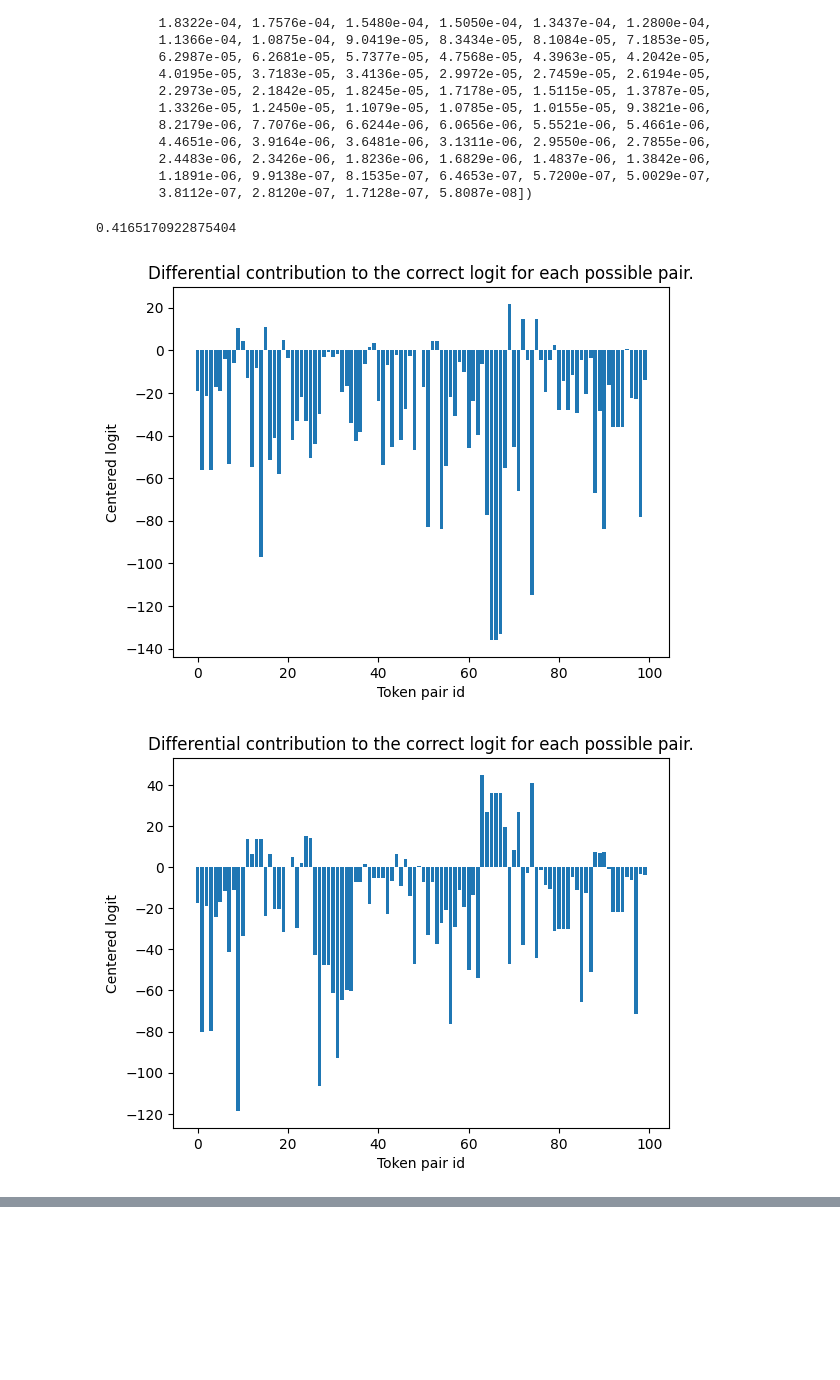
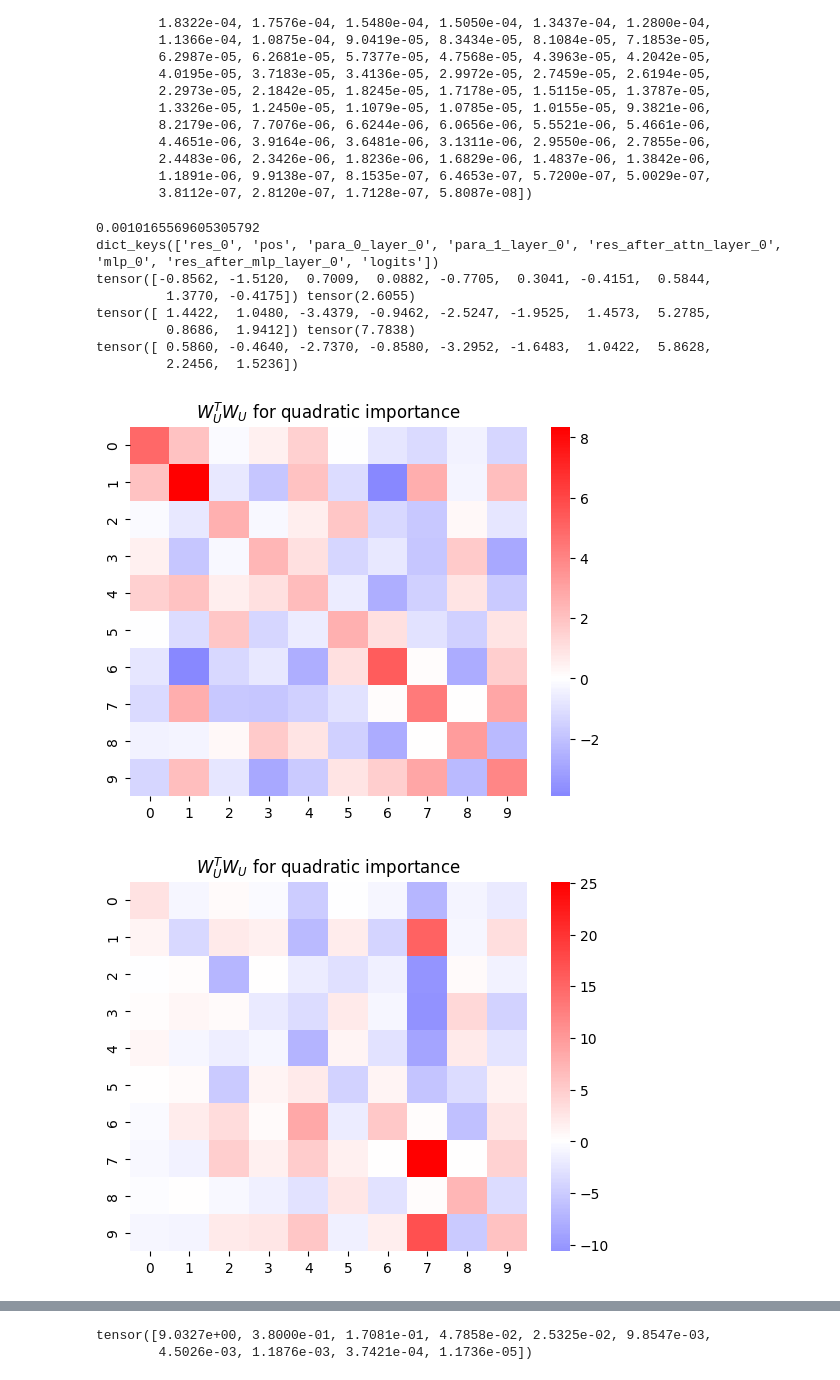
Before and after one commit to leodana2000/Transformer_Attentional_Memory, a Jupyter notebook: experiments.ipynb, the cells around one changed output, grey strips where cells are left out. Cells and saved outputs as stored; diff of their text form; code cells hidden in the pictures; blank space fills up the shorter version.

```diff
--- a/experiments.ipynb
+++ b/experiments.ipynb
@@ -351,40 +353,98 @@ depth = 1
 para = 2
 nb_head = 1
 n_gram = 3
 context_window = n_gram
 
 #learning params
-batch_size=2**10
-num_batch=5000
+batch_size=2**9
+num_batch=4000
 lr=1e-3
 
 #distribution params
 alphas = [1, 1, 1]
-nb_tokens=[10, 10, 1]
-seed = 2
+nb_tokens=[10, 5, 1]
+seed = 2222
 t.manual_seed(seed)
 pi = power_unif_law(alphas, nb_tokens, N)
 
 skips = {
     'skip_res_connection': True,
     'skip_pos_QK': False,
     'skip_emb_QK': False,
     'skip_pos_OV': False,
     'skip_emb_OV': False,
 }
 
 t.manual_seed(seed)
-model = Transformer(d, N, nb_layers, width, depth, para, nb_head, context_window, pi)
+model = Transformer(d, N, nb_layers, width, depth, para, nb_head, context_window, pi, skips=skips)
 Data = generate_data(batch_size=batch_size, num_batch=num_batch, pi=pi, context_window=context_window)
 examples = generate_each(pi)
 t.manual_seed(seed)
 dict = train(model, Data, lr=lr, seed=seed)
-print(sum(dict['Loss'][-100:-1])/100)
+print(sum(dict['Loss'][-10:-1])/10)
 
 contribution = back_track(model, examples)
+new_contribution = new_computation_basis(model, examples)
+print(new_contribution.keys())
+ex = 10
+print(new_contribution[f'para_{0}_layer_{0}'][ex, 2], t.norm(new_contribution[f'para_{0}_layer_{0}'][ex, 2]))
+print(new_contribution[f'para_{1}_layer_{0}'][ex, 2], t.norm(new_contribution[f'para_{1}_layer_{0}'][ex, 2]))
+print(new_contribution[f'para_{1}_layer_{0}'][ex, 2]+new_contribution[f'para_{0}_layer_{0}'][ex, 2])
+
+W_U = model.unemb.weight.detach()
+map = t.einsum('Nd, nd -> Nn', W_U, W_U)
+sns.heatmap(map, center=0, cmap='bwr')
+plt.title(r'$W_U^TW_U$ for quadratic importance')
+plt.show()
+
+map = map*(new_contribution[f'para_{1}_layer_{0}'][ex, 2]+new_contribution[f'para_{0}_layer_{0}'][ex, 2]).unsqueeze(0)
+sns.heatmap(map, center=0, cmap='bwr')
+plt.title(r'$W_U^TW_U$ for quadratic importance')
+plt.show()
+
+every_attention(contribution, examples[ex].unsqueeze(0), 0)
+
+_, computations = model.forward(examples, out_computation=True)
+for i in range(N):
+    #print(computations['logits'][examples[:, 2] == 0].mean(0)[2] - (computations['logits'][examples[:, 2] == 0].mean(0)[2]).mean())
+    A = W_U@computations[f'para_{0}_layer_{0}'][examples[:, 2] == i].mean(0)[2] - (W_U@computations[f'para_{0}_layer_{0}'][examples[:, 2] == i].mean(0)[2]).mean()
+    B = W_U@computations[f'para_{1}_layer_{0}'][examples[:, 2] == i].mean(0)[2] - (W_U@computations[f'para_{1}_layer_{0}'][examples[:, 2] == i].mean(0)[2]).mean()
+    #print(A)
+    #print(B)
+    print(t.logical_and(t.logical_and(A*B > 0, A > 0), B > 0))
+
 for i in range(para):
-    by_attention(contribution, examples, 0, i, [i], sort=False)
+    by_attention(contribution, examples, 0, i, sort=False, method='solo')
+
+by_attention(contribution, examples, 0, i, sort=False, method="group")
+
+map = attention_map(model, 0, 0).detach()
+sns.heatmap(map, vmin=0, vmax=1)
+plt.xlabel('Position 1')
+plt.ylabel('Position 2')
+plt.title(f"Probability of head {0} given to the first token for an input pair.")
+plt.show()
+
+S = t.linalg.svdvals(map)
+print(S)
+
+map = attention_map(model, 0, 1).detach()
+sns.heatmap(map, vmin=0, vmax=1)
+plt.xlabel('Position 1')
+plt.ylabel('Position 2')
+plt.title(f"Probability of head {1} given to the first token for an input pair.")
+plt.show()
+
+S = t.linalg.svdvals(map)
+print(S)
 # %% [output]
-0.4165170922875404
+0.0010165569605305792
+dict_keys(['res_0', 'pos', 'para_0_layer_0', 'para_1_layer_0', 'res_after_attn_layer_0', 'mlp_0', 'res_after_mlp_layer_0', 'logits'])
+tensor([-0.8562, -1.5120,  0.7009,  0.0882, -0.7705,  0.3041, -0.4151,  0.5844,
+         1.3770, -0.4175]) tensor(2.6055)
+tensor([ 1.4422,  1.0480, -3.4379, -0.9462, -2.5247, -1.9525,  1.4573,  5.2785,
+         0.8686,  1.9412]) tensor(7.7838)
+tensor([ 0.5860, -0.4640, -2.7370, -0.8580, -3.2952, -1.6483,  1.0422,  5.8628,
+         2.2456,  1.5236])
-[figure, old version]
+[figure, new version]
-[figure, old version]
+[figure, new version]
@@ -390,0 +466,2 @@ for i in range(para):
+tensor([9.0327e+00, 3.8000e-01, 1.7081e-01, 4.7858e-02, 2.5325e-02, 9.8547e-03,
+        4.5026e-03, 1.1876e-03, 3.7421e-04, 1.1736e-05])
```
Also changed, not shown: parts of 8 cells of this notebook, 2 other files.
